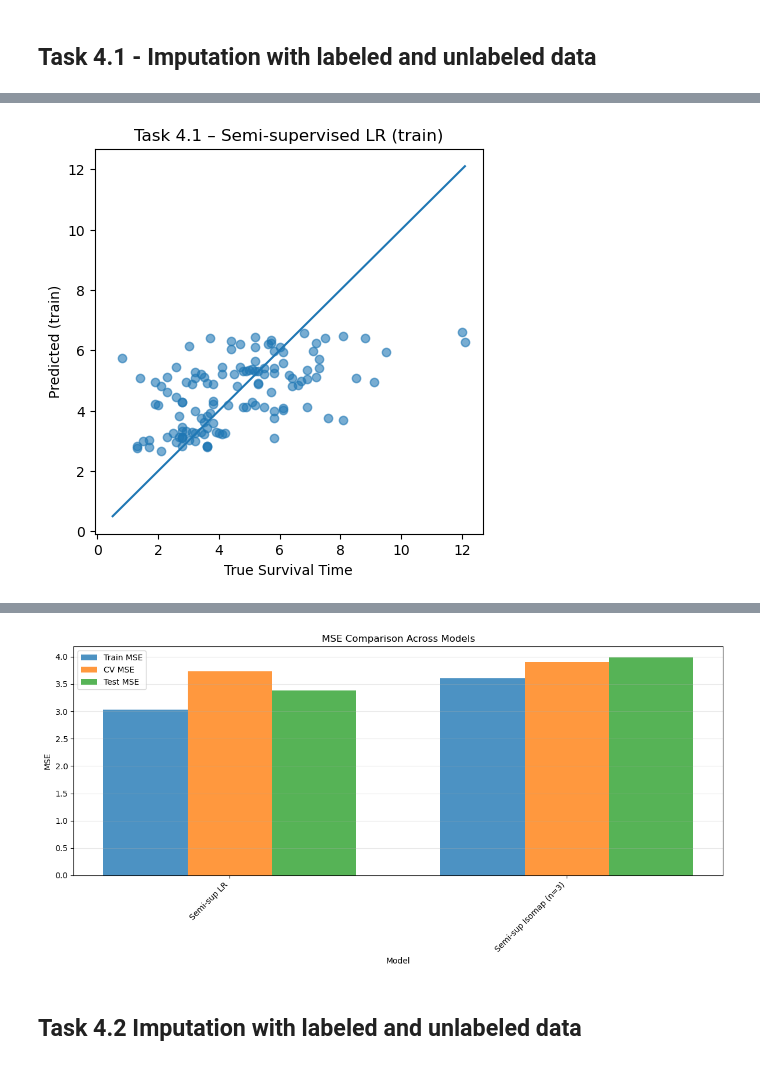
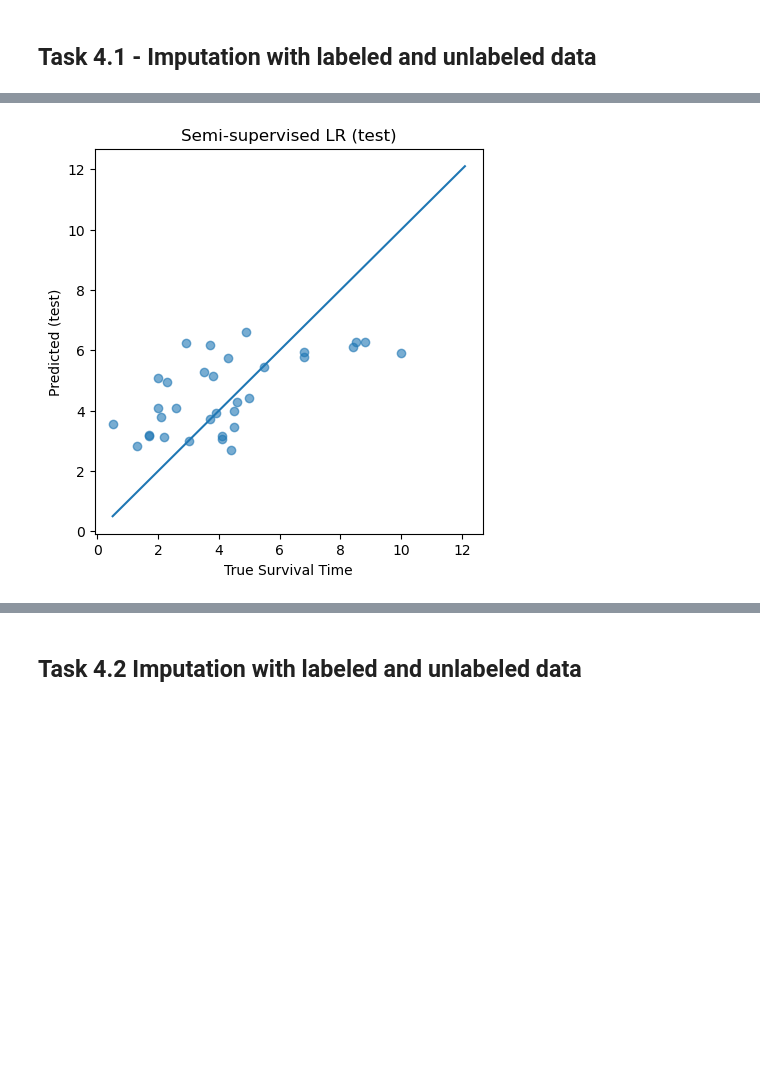
Before and after one commit to Custodio30/MLNOVA-AA-Assigement-2-Bernardo-Joao-Leonor-, a Jupyter notebook: assigment #2/notebooks/assigment#2.ipynb, the cells around one changed output, grey strips where cells are left out. Cells and saved outputs as stored; diff of their text form; code cells hidden in the pictures; blank space fills up the shorter version.

```diff
--- a/assigment #2/notebooks/assigment#2.ipynb
+++ b/assigment #2/notebooks/assigment#2.ipynb
@@ -1126,19 +1124,7 @@ Use this file on Kaggle as: handle-missing-submission-01.csv
 # %% [markdown]
 <h2> Task 4.1 - Imputation with labeled and unlabeled data </h2>
 # %%
-# Task 4.1 - Semi-supervised
-# ============================
-
-from sklearn.impute import SimpleImputer, KNNImputer
-from sklearn.manifold import Isomap
-from sklearn.base import BaseEstimator
-from sklearn.pipeline import make_pipeline
-
-print("\n==================== Task 4.1 - Imputation with labelled + unlabelled ====================\n")
-
-# ------------------------------------------------------------------
-# 1) Rebuild the best IMPUTER from Task 3.1 (but UNFITTED)
-# ------------------------------------------------------------------
+#Rebuild the best IMPUTER from Task 3.1 (but UNFITTED)
 if best_strategy_name == "mean":
     semi_imputer = SimpleImputer(strategy="mean")
 elif best_strategy_name == "median":
@@ -1152,11 +1138,9 @@ elif best_strategy_name == "knn_5":
 else:
     raise ValueError(f"Unknown best strategy: {best_strategy_name}")
 
-# ------------------------------------------------------------------
-# 2) Build LABELLED and UNLABELLED sets
-#    - labelled = SurvivalTime not NaN AND Censored == 0
-#    - unlabelled = all other rows
-# ------------------------------------------------------------------
+#Build LABELLED and UNLABELLED sets
+#labelled = SurvivalTime not NaN AND Censored == 0
+#unlabelled = all other rows
 label_mask = (train["SurvivalTime"].notna()) & (train["Censored"] == 0)
 unlabel_mask = ~label_mask
 
@@ -1169,9 +1153,7 @@ print(f"Total rows (labelled + unlabelled): {X_all_raw.shape[0]}")
 print(f"Labelled rows (for regression):     {X_lab_raw_all.shape[0]}")
 print(f"Unlabelled rows:                    {X_all_raw.shape[0] - X_lab_raw_all.shape[0]}")
 
-# ------------------------------------------------------------------
-# 3) Fit IMPUTER and SCALER using ALL data (labelled + unlabelled)
-# ------------------------------------------------------------------
+#Fit IMPUTER and SCALER using ALL data (labelled + unlabelled)
 semi_imputer.fit(X_all_raw)
 X_all_imp = semi_imputer.transform(X_all_raw)
 
@@ -1181,7 +1163,7 @@ semi_scaler.fit(X_all_imp)
 X_all_scaled = semi_scaler.transform(X_all_imp)
 X_lab_scaled_all = X_all_scaled[label_mask]
 
-# Train/test split only on LABELLED samples for evaluation
+#Train/test split only on LABELLED samples for evaluation
 X_train_semi, X_test_semi, y_train_semi, y_test_semi = train_test_split(
     X_lab_scaled_all, y_lab_all, test_size=0.2, random_state=42
 )
@@ -1189,9 +1171,7 @@ X_train_semi, X_test_semi, y_train_semi, y_test_semi = train_test_split(
 print("\nLabelled train size (Task 4.1):", len(X_train_semi))
 print("Labelled test size   (Task 4.1):", len(X_test_semi))
 
-# ------------------------------------------------------------------
-# 4) Helper: FrozenTransformer for using pre-fitted transformers in a pipeline
-# ------------------------------------------------------------------
+#Helper: FrozenTransformer for using pre-fitted transformers in a pipeline
 class FrozenTransformer(BaseEstimator):
     def __init__(self, fitted_transformer):
         self.fitted_transformer = fitted_transformer
@@ -1212,17 +1192,15 @@ class FrozenTransformer(BaseEstimator):
     def fit_transform(self, X, y=None):
         return self.fitted_transformer.transform(X)
 
-# ------------------------------------------------------------------
-# 5) Semi-supervised Linear Regression:
-#    Imputer + scaler fitted on ALL data, LR trained only on labelled
-# ------------------------------------------------------------------
+#Semi-supervised Linear Regression:
+#Imputer + scaler fitted on ALL data, LR trained only on labelled
 semi_lr_pipe = make_pipeline(
     FrozenTransformer(semi_imputer),
     FrozenTransformer(semi_scaler),
     LinearRegression()
 )
 
-# For evaluation we pass RAW labelled features (pipe will impute/scale)
+#For evaluation we pass RAW labelled features (pipe will impute/scale)
 X_train_lab_raw, X_test_lab_raw, y_train_lab, y_test_lab = train_test_split(
     X_lab_raw_all, y_lab_all, test_size=0.2, random_state=42
 )
@@ -1236,44 +1214,31 @@ results_lr_semi = evaluate_model_comprehensive(
     random_state=42
 )
 
-print("\n--- Task 4.1 – Semi-supervised Linear Regression ---")
+print("\nSemi-supervised Linear Regression")
 for k, v in results_lr_semi.items():
     if k.startswith("Train_") or k.startswith("CV_") or k.startswith("Test_"):
         print(f"{k}: {v:.4f}")
 
-# y–ŷ plots for semi-supervised LR
+#y–ŷ plots for semi-supervised LR
 y_train_pred_lr = semi_lr_pipe.fit(X_train_lab_raw, y_train_lab).predict(X_train_lab_raw)
 y_test_pred_lr  = semi_lr_pipe.predict(X_test_lab_raw)
-
-plt.figure(figsize=(5,5))
-plt.scatter(y_train_lab, y_train_pred_lr, alpha=0.6)
-plt.plot([y_lab_all.min(), y_lab_all.max()], [y_lab_all.min(), y_lab_all.max()])
-plt.xlabel("True Survival Time")
-plt.ylabel("Predicted (train)")
-plt.title("Task 4.1 – Semi-supervised LR (train)")
-plt.show()
-
 plt.figure(figsize=(5,5))
 plt.scatter(y_test_lab, y_test_pred_lr, alpha=0.6)
 plt.plot([y_lab_all.min(), y_lab_all.max()], [y_lab_all.min(), y_lab_all.max()])
 plt.xlabel("True Survival Time")
 plt.ylabel("Predicted (test)")
-plt.title("Task 4.1 – Semi-supervised LR (test)")
+plt.title("Semi-supervised LR (test)")
 plt.show()
 
-# ------------------------------------------------------------------
-# 6) Semi-supervised Isomap + LR
-#    Isomap fitted on ALL data (labelled + unlabelled)
-# ------------------------------------------------------------------
+#Semi-supervised Isomap + LR
+#Isomap fitted on ALL data (labelled + unlabelled)
 n_components_list = [2, 3, 5]
 iso_results_list = []
 iso_models = {}
 
 for n_comp in n_components_list:
-    print(f"\n--- Training Isomap with n_components = {n_comp} on ALL data ---")
-
     iso = Isomap(n_components=n_comp)
-    iso.fit(X_all_scaled)  # uses all patients (semi-supervised)
+    iso.fit(X_all_scaled)  #Uses all patients (semi-supervised)
 
     iso_pipe = make_pipeline(
         FrozenTransformer(semi_imputer),
@@ -1295,10 +1260,10 @@ for n_comp in n_components_list:
     iso_models[n_comp] = iso_pipe
 
 iso_results_df = pd.DataFrame(iso_results_list)
-print("\n=== Task 4.1 – Semi-supervised Isomap + LR results ===")
+print("\nSemi-supervised Isomap + LR results")
 print(iso_results_df.to_string(index=False))
 
-# Best Isomap model by Test_MSE
+#Best Isomap model by Test_MSE
 best_iso_row = iso_results_df.sort_values("Test_MSE").iloc[0]
 best_n_comp = int(best_iso_row["Model"].split("=")[-1].strip(")"))
 best_iso_model = iso_models[best_n_comp]
@@ -1307,7 +1272,7 @@ print(f"\nBest semi-supervised Isomap model: n_components = {best_n_comp}")
 print(f"Test MSE:  {best_iso_row['Test_MSE']:.4f}")
 print(f"Test RMSE: {best_iso_row['Test_RMSE']:.4f}")
 
-# Final small comparison table LR vs best Isomap
+#Final small comparison table LR vs best Isomap
 models_41 = {
     "Semi-sup LR": semi_lr_pipe,
     f"Semi-sup Isomap (n={best_n_comp})": best_iso_model,
@@ -1321,13 +1286,13 @@ results_41_df, _ = compare_models(
     random_state=42
 )
 
-print("\n=== Task 4.1 – Final comparison (semi-supervised models) ===")
+print("\nTask 4.1 – Final comparison (semi-supervised models)")
 print(results_41_df.to_string(index=False))
 
 plot_model_comparison(results_41_df, _, y_test_lab)
 
-# save variables for Task 4.2
-X_labelled_semi = X_lab_raw_all          # raw labelled features
+#Save variables for Task 4.2
+X_labelled_semi = X_lab_raw_all
 y_labelled_semi = y_lab_all
 best_iso_model_41 = best_iso_model
 best_iso_row_41 = best_iso_row
@@ -1346,7 +1309,7 @@ Labelled test size   (Task 4.1): 33
 Train_MSE: 3.0350
 Train_RMSE: 1.7421
 CV_MSE: 3.7301
 CV_RMSE: 1.9314
 Test_MSE: 3.3866
 Test_RMSE: 1.8403
-[figure, old version]
+[figure, new version]
@@ -1374,4 +1331,3 @@ Semi-sup Isomap (n=3)   3.603134    1.898192 3.902032 1.975356  3.986302   1.996
-[figure, removed]
 # %% [markdown]
 <h2> Task 4.2 Imputation with labeled and unlabeled data </h2>
 # %%
```
Also changed, not shown: parts of 7 cells of this notebook, 4 other files.
